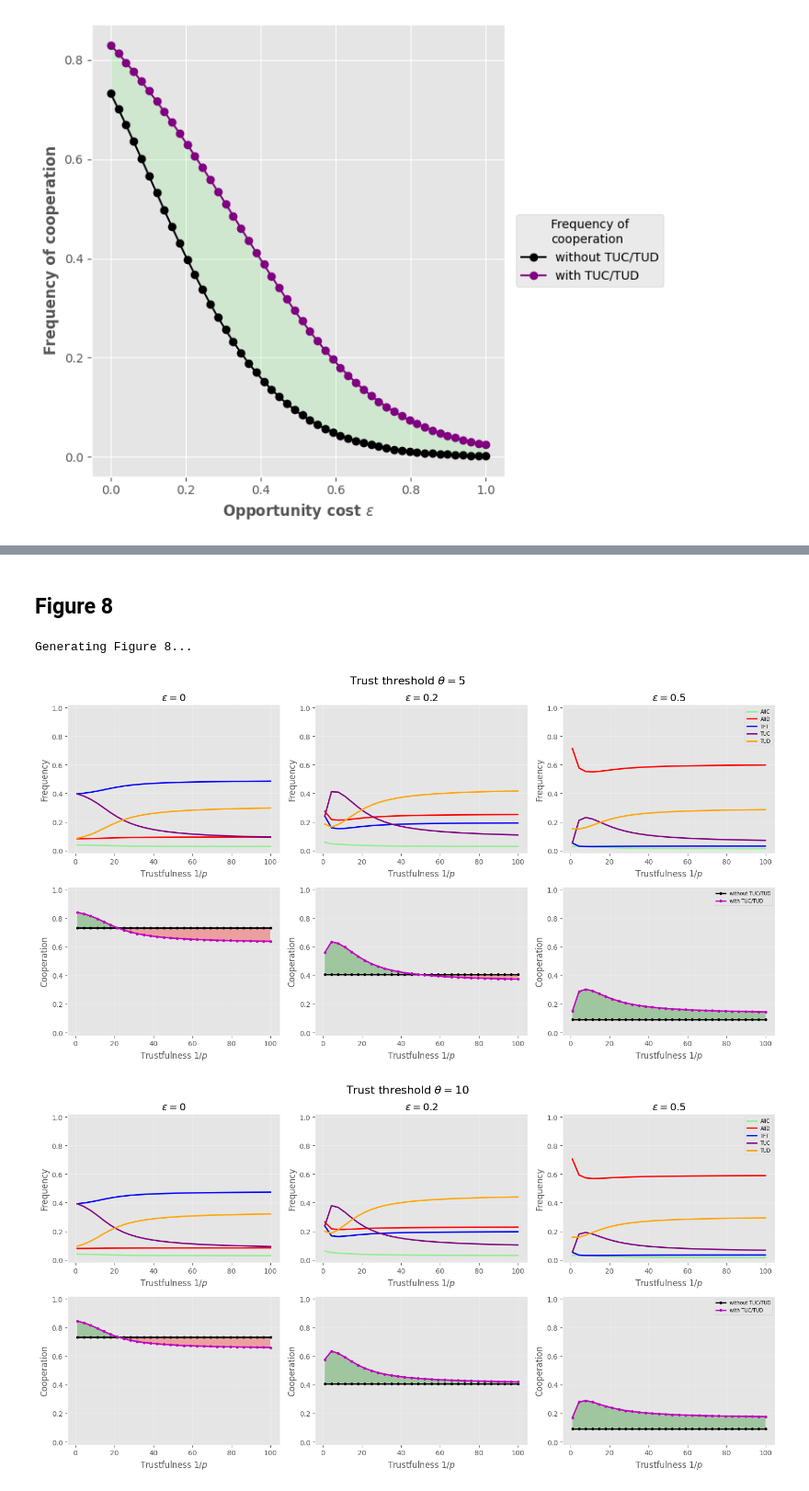
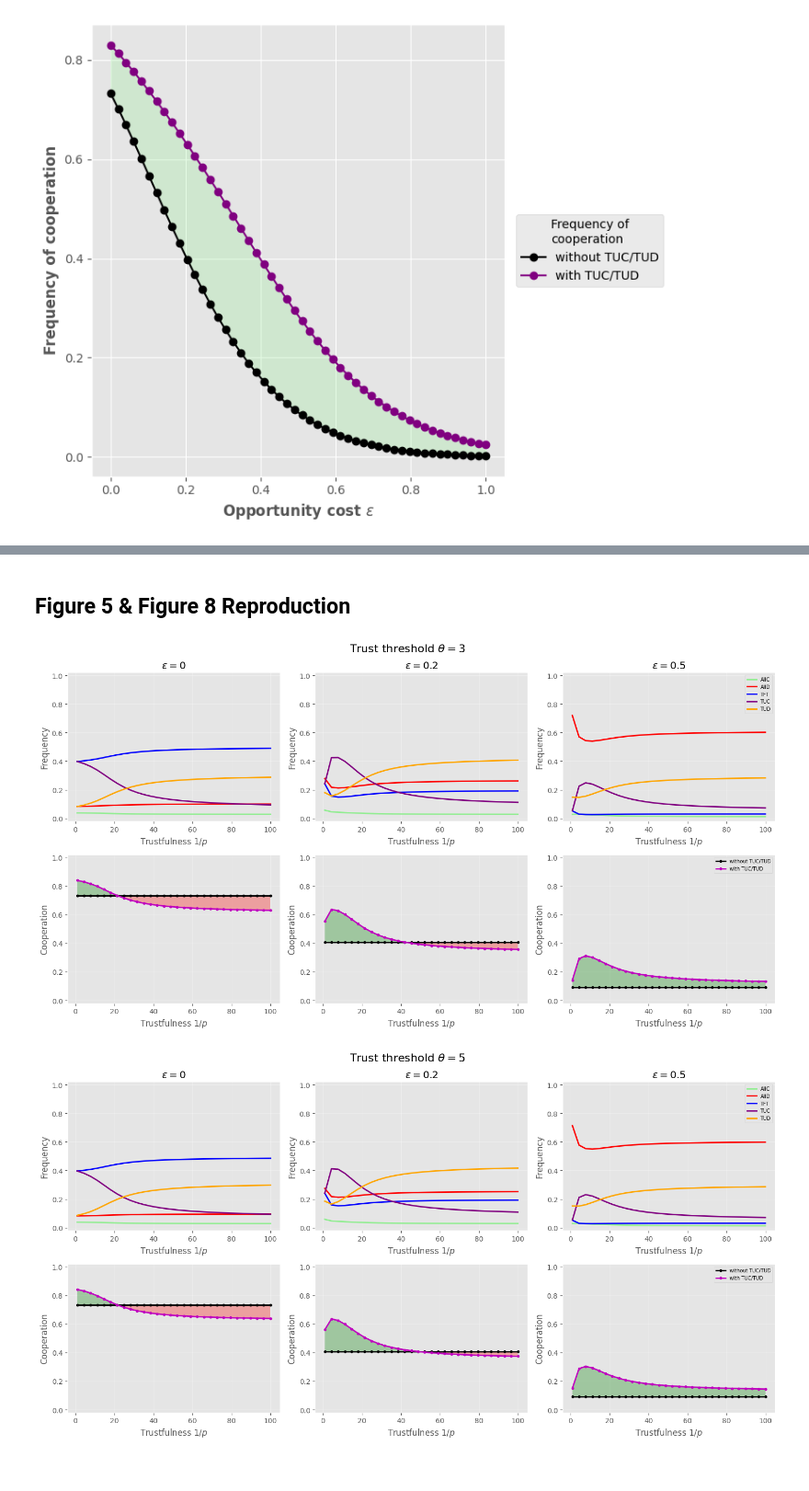
Before and after one commit to mwallemacq/CGT-project-trust-based-strategies, a Jupyter notebook: core_implementation.ipynb, the cells around one changed output, grey strips where cells are left out. Shown at 92% size. Cells and saved outputs as stored; diff of their text form; code cells hidden in the pictures.

```diff
--- a/core_implementation.ipynb
+++ b/core_implementation.ipynb
@@ -180,7 +182,7 @@ for eps in epsilon_values:
     )
 
     # 1.2) get stationary distribution
-    frequencies = get_stationary_distribution(payoff_matrix)
+    frequencies = run_simulation(payoff_matrix, BETA, N)
 
     # 1.3) store results
     for i, strat in enumerate(STRATEGIES):
@@ -900,14 +560,12 @@ Generating Figure 7...
 # %% [markdown]
-## Figure 8
+## Figure 5 & Figure 8 Reproduction
 # %%
-def generate_figure_8():
-    print("Generating Figure 8...")
-
+def generate_trustfulness_plots():
     inv_p_values = np.linspace(1, 100, 30)
     p_values = 1.0 / inv_p_values
 
     epsilons = [0, 0.2, 0.5]
-    thetas = [5, 10]
+    thetas = [THETA, 5, 10]
 
     strategies = ["AllC", "AllD", "TFT", "TUC", "TUD"]
     colors = ["lightgreen", "red", "blue", "purple", "orange"]
@@ -916,27 +574,41 @@ def generate_figure_8():
         fig, axes = plt.subplots(2, 3, figsize=(15, 8))
         fig.suptitle(f"Trust threshold $\\theta = {theta}$", fontsize=16)
 
-        coop_rates_full = get_cooperation_rates(r, theta)
-        coop_rates_base = coop_rates_full[:3]
-
         for j, eps in enumerate(epsilons):
             frequencies_strategies = []
             coop_with = []
             coop_without = []
 
+            # Vary trustfulness
             for p in p_values:
-                A = initialize_payoff_matrix(R, S, T, P, theta, p, eps, r)
+                payoff_matrix = initialize_payoff_matrix(
+                    R, S, T, P, theta, p, eps, NUM_ROUNDS
+                )
 
-                sd = run_simulation(A, beta, N)
+                sd = run_simulation(payoff_matrix, BETA, N)
                 frequencies_strategies.append(sd)
-                coop_with.append(np.sum(sd * coop_rates_full))
+                coop_with.append(
+                    cooperation_frequency(
+                        sd,
+                        STRATEGIES,
+                        theta,
+                        NUM_ROUNDS,
+                    )
+                )
 
-                sd_base = run_simulation_baseline(A, beta, N)
-                coop_without.append(np.sum(sd_base * coop_rates_base))
+                sd_base = run_simulation_baseline(payoff_matrix, BETA, N)
+                coop_without.append(
+                    cooperation_frequency(
+                        sd_base,
+                        without_cooperation_strategies,
+                        theta,
+                        NUM_ROUNDS,
+                    )
+                )
 
             frequencies_strategies = np.array(frequencies_strategies)
 
-            # Plot Strategies
+            # Plot Strategies (Top row)
             ax_top = axes[0, j]
             for s_idx in range(5):
                 ax_top.plot(
@@ -954,7 +626,7 @@ def generate_figure_8():
             if j == 2:
                 ax_top.legend(fontsize="x-small")
 
-            # Plot Cooperation
+            # Plot Cooperation (Bottom row)
             ax_bot = axes[1, j]
             ax_bot.plot(
                 inv_p_values, coop_without, "k.-", label="without TUC/TUD", linewidth=2
@@ -967,34 +639,33 @@ def generate_figure_8():
                 inv_p_values,
                 coop_without,
                 coop_with,
                 where=(np.array(coop_with) > np.array(coop_without)),
                 facecolor="green",
                 alpha=0.3,
                 interpolate=True,
             )
             ax_bot.fill_between(
                 inv_p_values,
                 coop_without,
                 coop_with,
                 where=(np.array(coop_with) <= np.array(coop_without)),
                 facecolor="red",
                 alpha=0.3,
                 interpolate=True,
             )
 
             ax_bot.set_ylim(-0.02, 1.02)
             ax_bot.set_xlabel(r"Trustfulness $1/p$")
             ax_bot.set_ylabel("Cooperation")
             ax_bot.grid(True, alpha=0.3)
             if j == 2:
                 ax_bot.legend(fontsize="x-small")
 
         plt.tight_layout()
         plt.show()
 
 
-generate_figure_8()
+generate_trustfulness_plots()
 # %% [output]
-Generating Figure 8...
-[figure, old version]
+[figure, new version]
-[figure, old version]
+[figure, new version]
```
Also changed, not shown: parts of 18 cells of this notebook.
